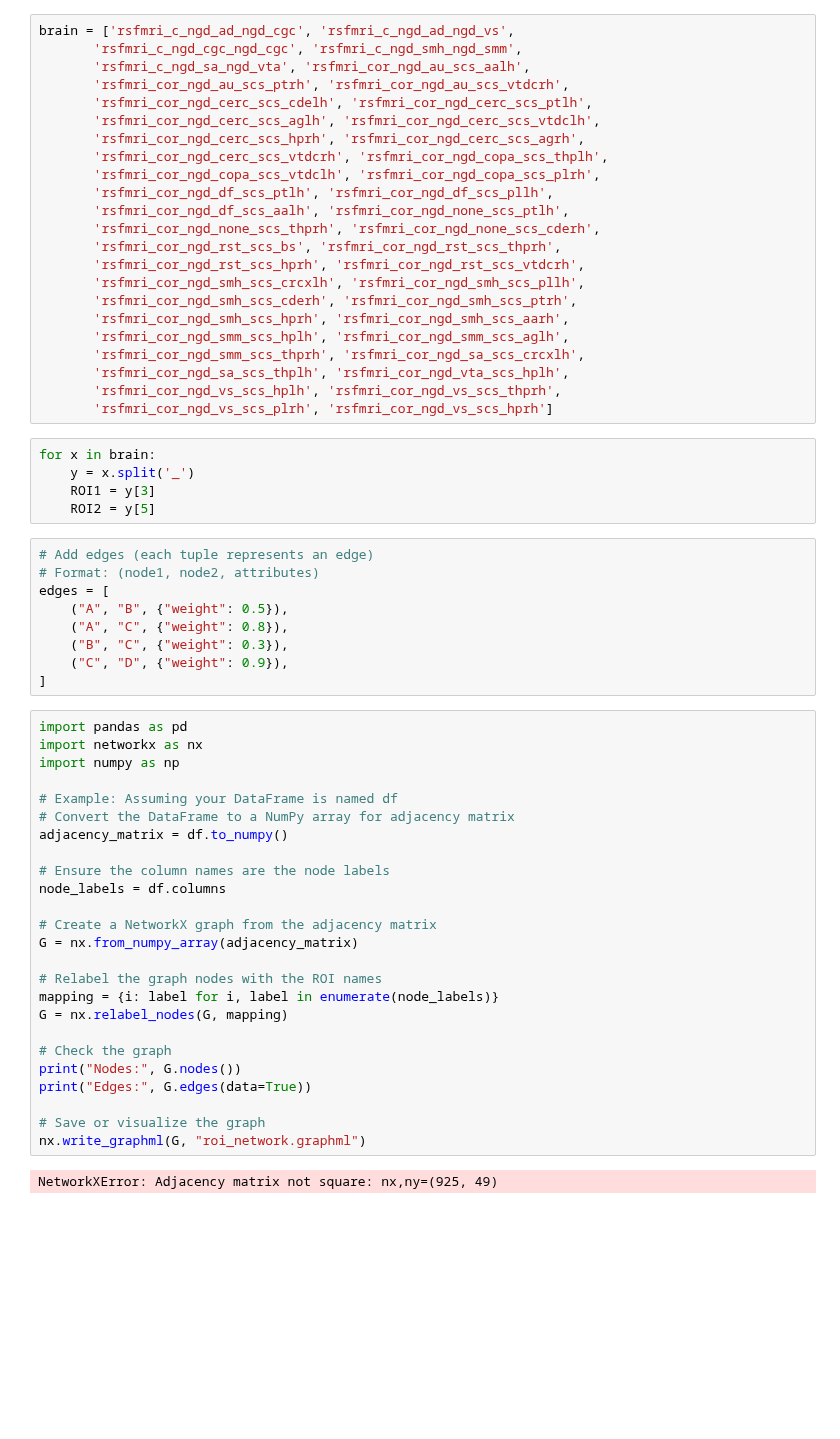
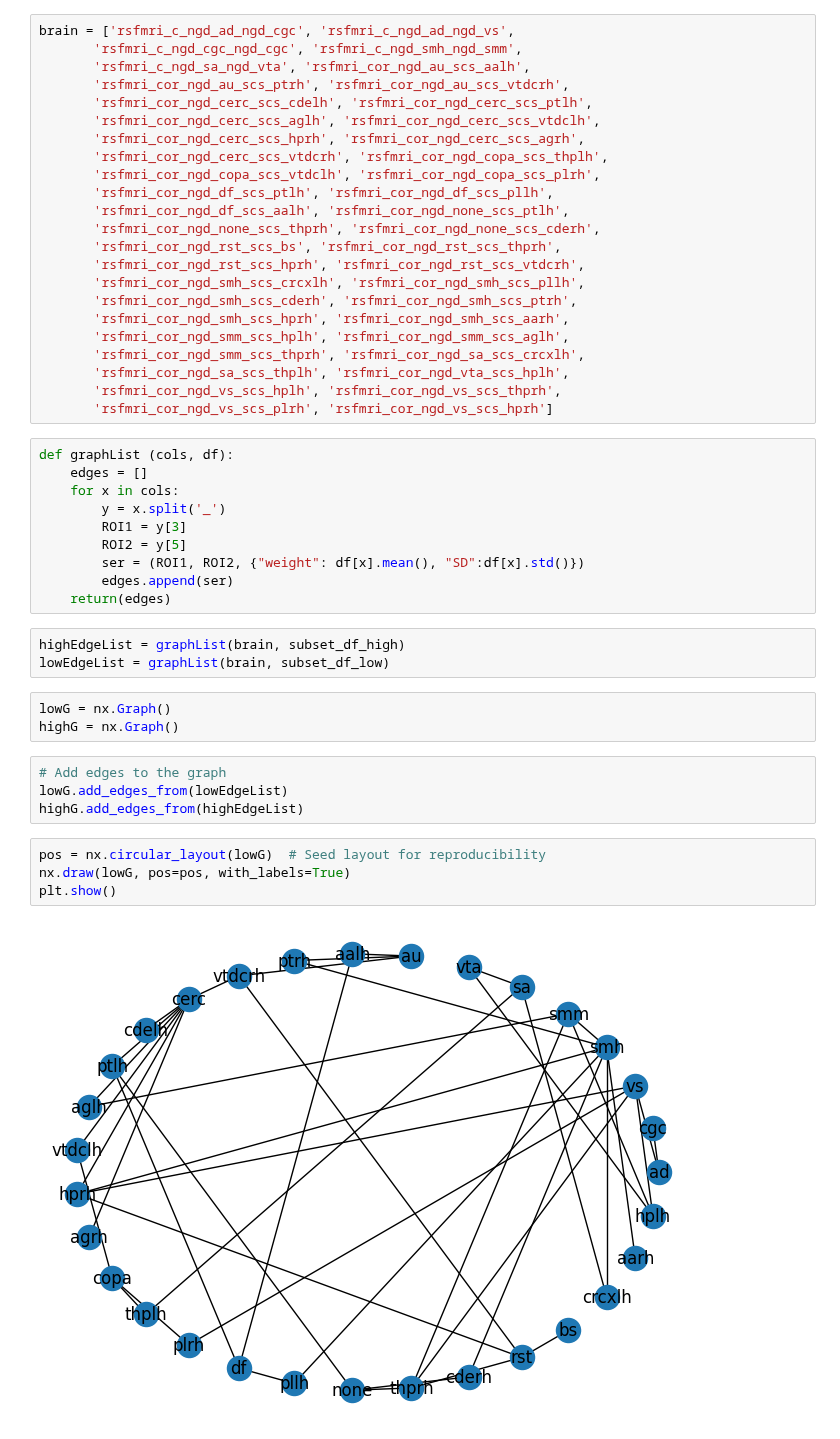
Before and after one commit to grace-shearrer/SSIB-2024, a Jupyter notebook: Scripts_Yana/Final_cleaning_data_scripts/SSBneuroGraph.ipynb, the cells around one changed output. Saved outputs shown, nothing was run; the diff lists cells and outputs as text; blank space fills up the shorter version.

Commit message:
deciding on post hoc graph measures

```diff
--- a/Scripts_Yana/Final_cleaning_data_scripts/SSBneuroGraph.ipynb
+++ b/Scripts_Yana/Final_cleaning_data_scripts/SSBneuroGraph.ipynb
@@ -66,43 +67,28 @@ brain = ['rsfmri_c_ngd_ad_ngd_cgc', 'rsfmri_c_ngd_ad_ngd_vs',
        'rsfmri_cor_ngd_vs_scs_hplh', 'rsfmri_cor_ngd_vs_scs_thprh',
        'rsfmri_cor_ngd_vs_scs_plrh', 'rsfmri_cor_ngd_vs_scs_hprh']
 # %%
-for x in brain:
-    y = x.split('_')
-    ROI1 = y[3]
-    ROI2 = y[5]
+def graphList (cols, df):
+    edges = []
+    for x in cols:
+        y = x.split('_')
+        ROI1 = y[3]
+        ROI2 = y[5]
+        ser = (ROI1, ROI2, {"weight": df[x].mean(), "SD":df[x].std()})
+        edges.append(ser)
+    return(edges)
-# %%
-# Add edges (each tuple represents an edge)
-# Format: (node1, node2, attributes)
-edges = [
-    ("A", "B", {"weight": 0.5}),
-    ("A", "C", {"weight": 0.8}),
-    ("B", "C", {"weight": 0.3}),
-    ("C", "D", {"weight": 0.9}),
-]
-# %%
-import pandas as pd
-import networkx as nx
-import numpy as np
-
-# Example: Assuming your DataFrame is named df
-# Convert the DataFrame to a NumPy array for adjacency matrix
-adjacency_matrix = df.to_numpy()
-
-# Ensure the column names are the node labels
-node_labels = df.columns
-
-# Create a NetworkX graph from the adjacency matrix
-G = nx.from_numpy_array(adjacency_matrix)
-
-# Relabel the graph nodes with the ROI names
-mapping = {i: label for i, label in enumerate(node_labels)}
-G = nx.relabel_nodes(G, mapping)
-
-# Check the graph
-print("Nodes:", G.nodes())
-print("Edges:", G.edges(data=True))
-
-# Save or visualize the graph
-nx.write_graphml(G, "roi_network.graphml")
-# %% [output]
-NetworkXError: Adjacency matrix not square: nx,ny=(925, 49)
+# %%
+highEdgeList = graphList(brain, subset_df_high)
+lowEdgeList = graphList(brain, subset_df_low)
+# %%
+lowG = nx.Graph()
+highG = nx.Graph()
+# %%
+# Add edges to the graph
+lowG.add_edges_from(lowEdgeList)
+highG.add_edges_from(highEdgeList)
+# %%
+pos = nx.circular_layout(lowG)  # Seed layout for reproducibility
+nx.draw(lowG, pos=pos, with_labels=True)
+plt.show()
+# %% [output]
+[figure, added]
```
Also changed, not shown: parts of 12 cells of this notebook.
